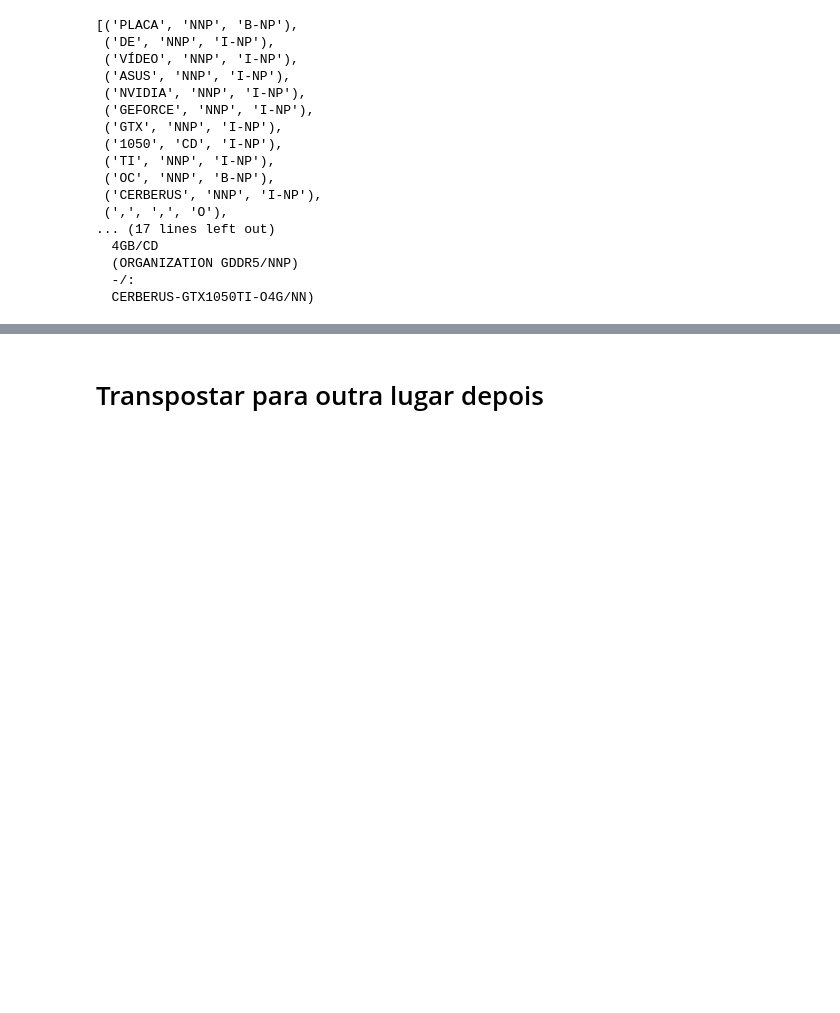
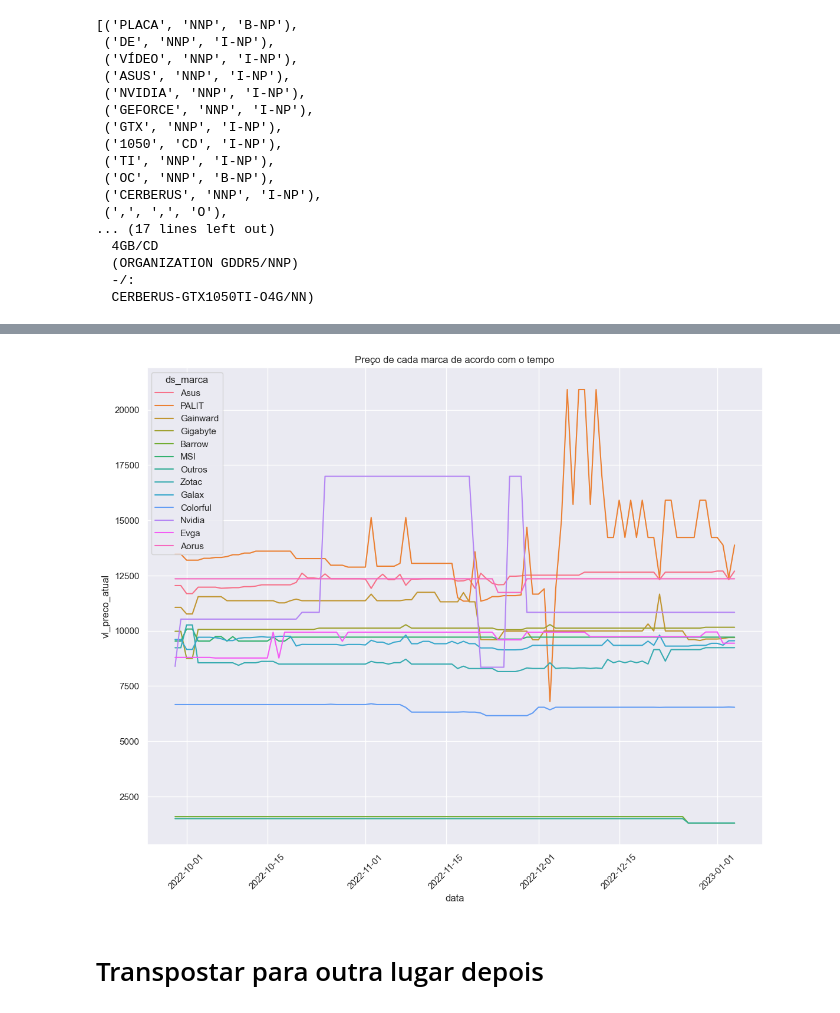
Before and after one commit to Ighus/ds_analysis_hardware_market, a Jupyter notebook: new_analysis.ipynb, the cells around one changed output, grey strips where cells are left out. Saved outputs shown, nothing was run; the diff lists cells and outputs as text; code cells hidden in the pictures; blank space fills up the shorter version.

```diff
--- a/new_analysis.ipynb
+++ b/new_analysis.ipynb
@@ -200,3 +237,20 @@ df.sample(10)
+# %%
+placa = 'RTX 3080'
+# analise = df.query(f'nome_produto.str.contains("{placa}") & (~nome_produto.str.contains("TI") & ~nome_produto.str.contains("SUPER"))')
+analise = df.query(f'ds_nome_produto_resumido == ("{placa}")')
+# (analise['preco_atual_cartao'].groupby(analise['marca']).mean())
+sns.set(rc={'figure.figsize':(12,10)})
+plt.xticks(rotation = 45)
+ax = sns.lineplot(
+    x="data",
+    y="vl_preco_atual",
+    hue='ds_marca',
+    data=analise,
+    ci=None,
+    markers=True
+).set_title('Preço de cada marca de acordo com o tempo');
+# %% [output]
+[figure, added]
 # %% [markdown]
 # Transpostar para outra lugar depois
 # %%
```
Also changed, not shown: parts of 10 cells of this notebook, 3 other files.
